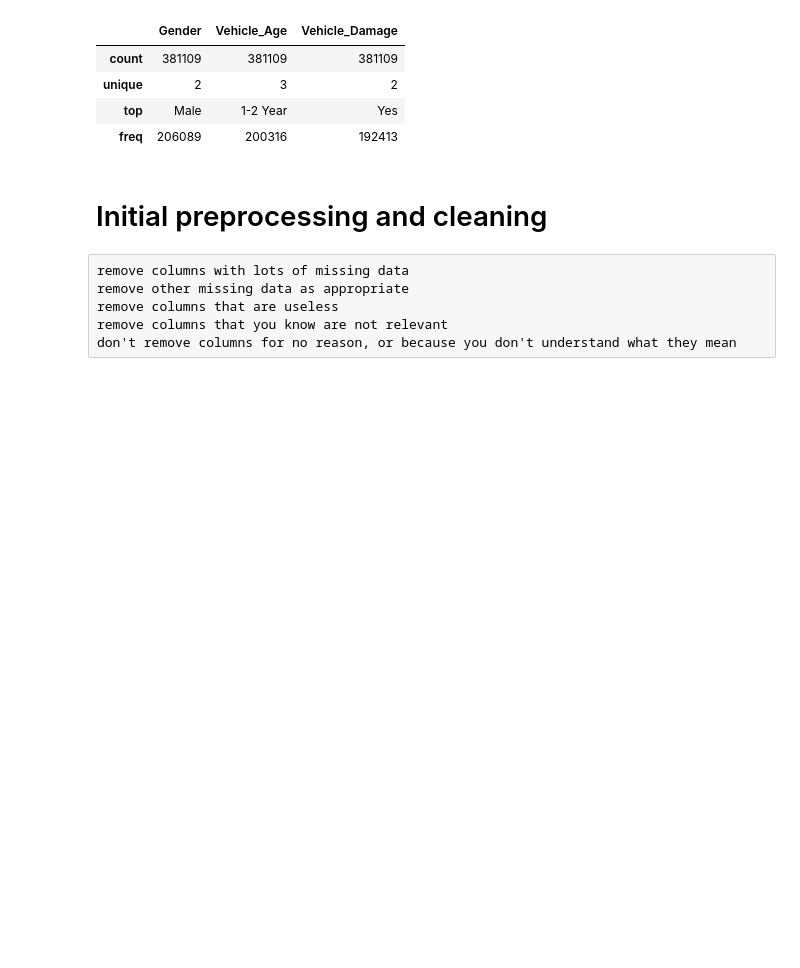
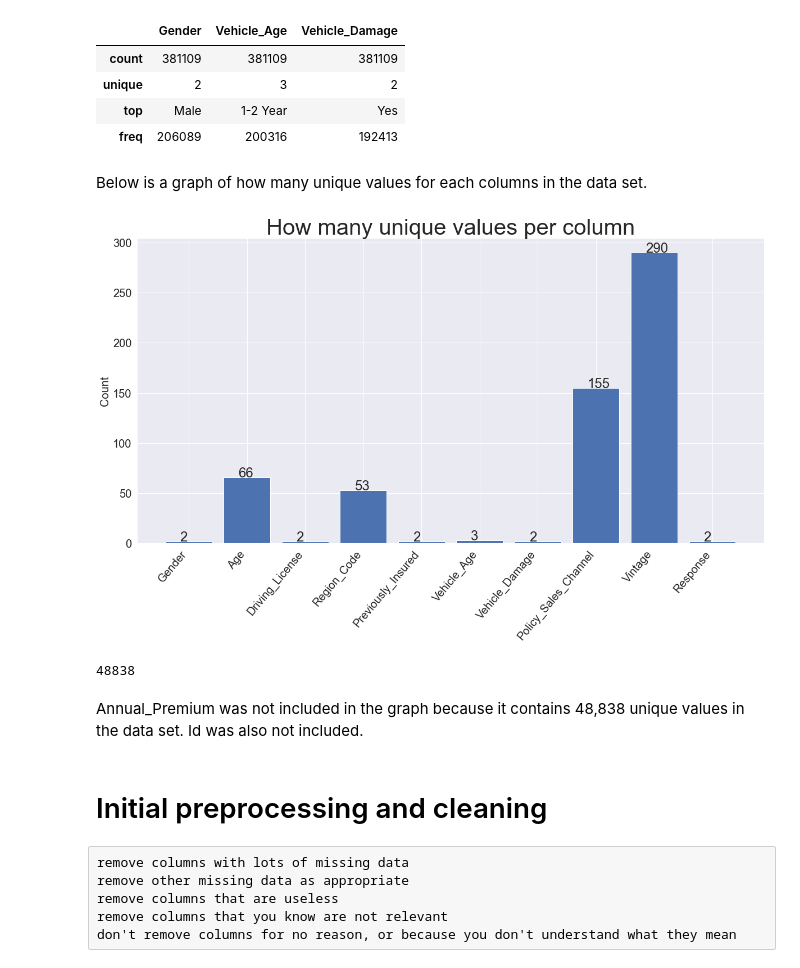
Before and after one commit to krndxs/CST383, a Jupyter notebook: car_insurance_predictions.ipynb, the cells around one changed output. Cells and saved outputs as stored; diff of their text form; code cells hidden in the pictures; blank space fills up the shorter version.

```diff
--- a/car_insurance_predictions.ipynb
+++ b/car_insurance_predictions.ipynb
@@ -77,6 +105,31 @@ df.describe(include=['O'])
 | unique | 2 | 3 | 2 |
 | top | Male | 1-2 Year | Yes |
 | freq | 206089 | 200316 | 192413 |
+# %% [markdown]
+Below is a graph of how many unique values for each columns in the data set.
+# %%
+temp_dict = {}
+for col in df.columns:
+    if (col == 'Annual_Premium') | (col == 'id'):
+        continue
+    temp_dict[col] = df[col].unique().size
+
+ax = plt.bar(temp_dict.keys(),temp_dict.values())
+plt.title('How many unique values per column', fontsize=40)
+plt.xticks(fontsize=20, horizontalalignment='right')
+plt.yticks(fontsize=20)
+plt.ylabel('Count', fontsize=20)
+plt.tick_params(axis='x', which='both', labelsize=20, labelbottom=True, rotation=50)
+for i, col in enumerate(ax.patches):
+    plt.text(col.get_x()+0.25, col.get_height(), list(temp_dict.values())[i]);
+# %% [output]
+[figure, added]
+# %%
+df['Annual_Premium'].unique().size
+# %% [output]
+48838
+# %% [markdown]
+Annual_Premium was not included in the graph because it contains 48,838 unique values in the data set. Id was also not included.
 # %% [markdown]
 <h1> Initial preprocessing and cleaning </h1>
 # %% [raw]
```
Also changed, not shown: parts of 94 cells of this notebook.
